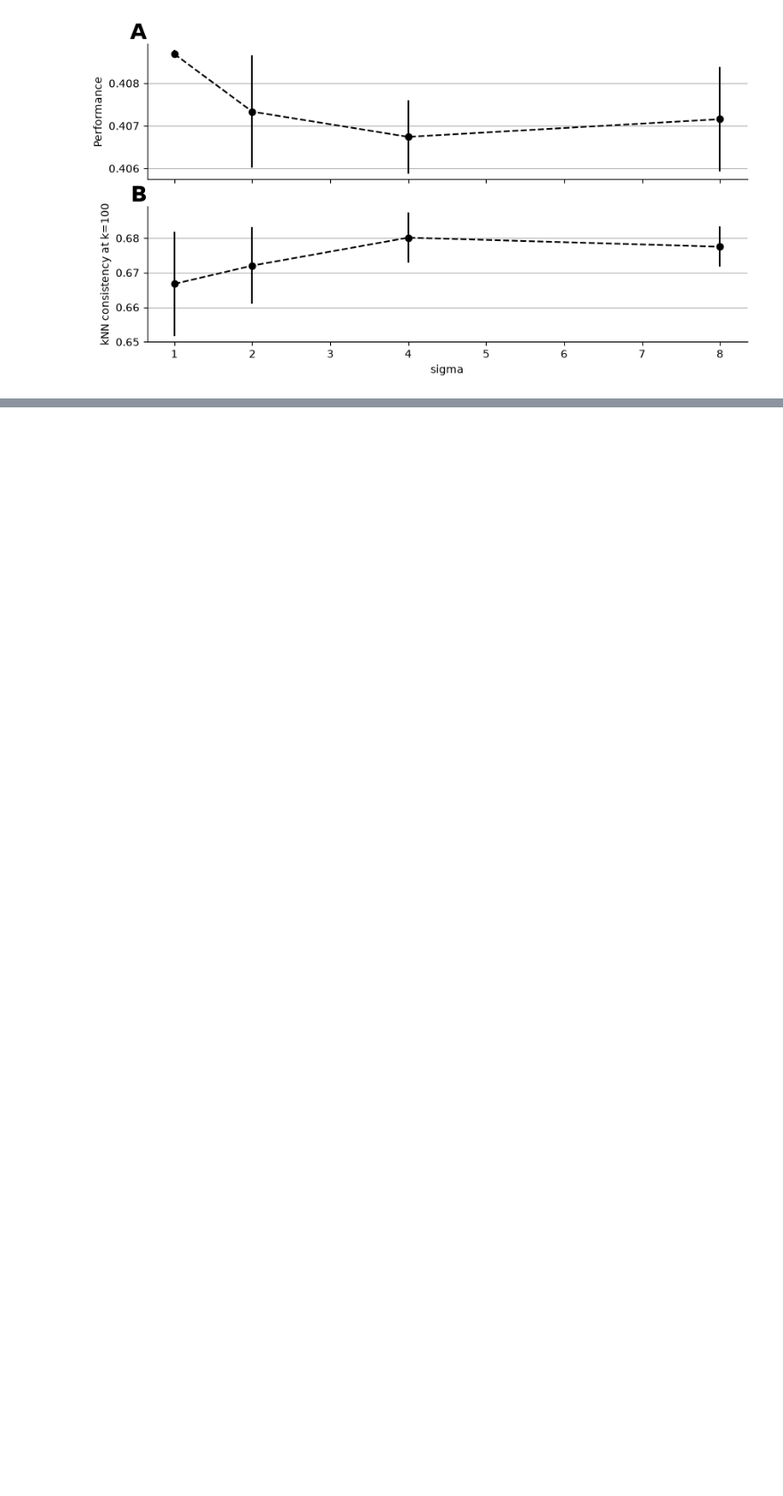
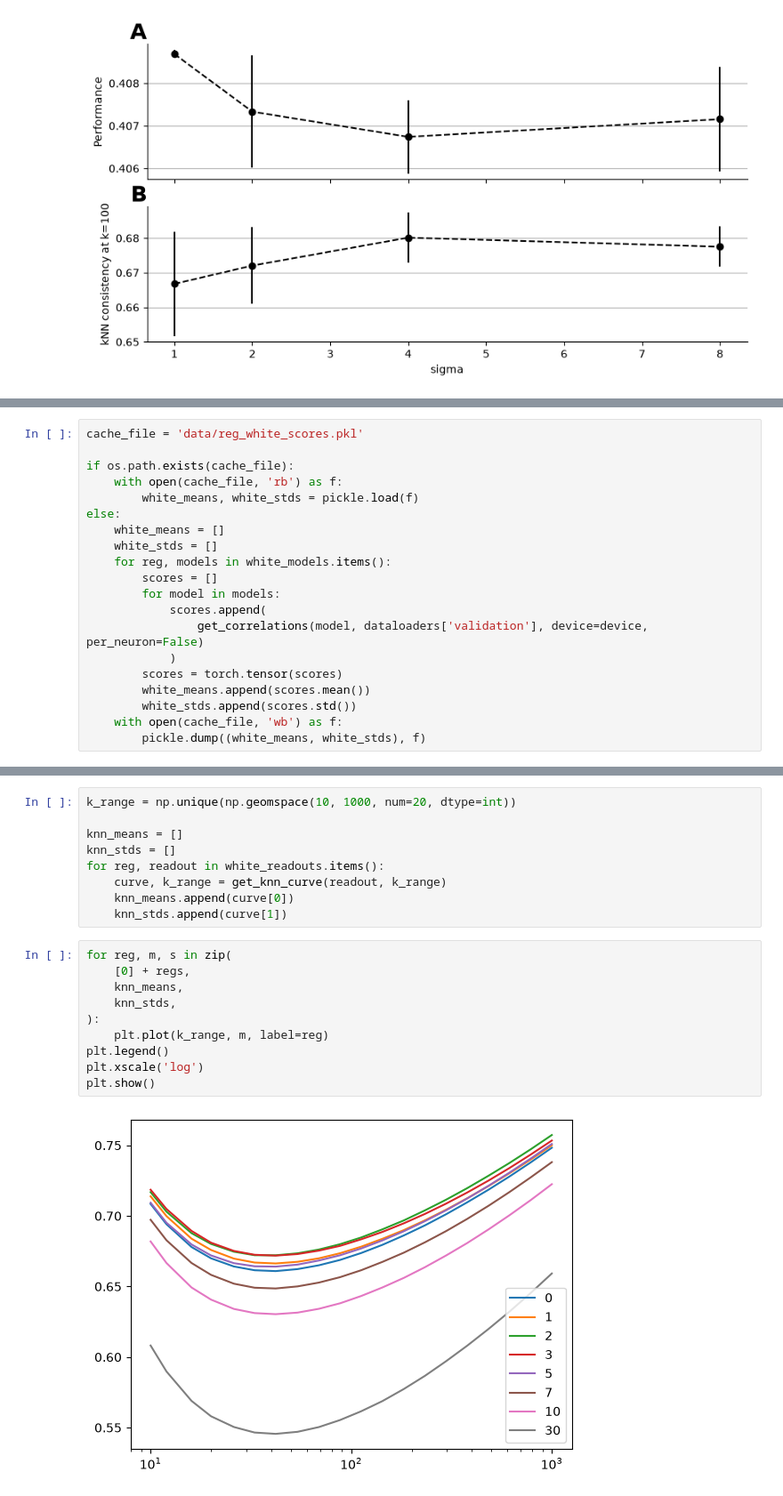
Before and after one commit to NathanSoeding/sensorium, a Jupyter notebook: analysis/paper_plots.ipynb, the cells around one changed output, grey strips where cells are left out. Shown at 89% size. Saved outputs shown, nothing was run; the diff lists cells and outputs as text; blank space fills up the shorter version.

```diff
--- a/analysis/paper_plots.ipynb
+++ b/analysis/paper_plots.ipynb
@@ -1254,0 +1438,20 @@ plt.show()
+# %%
+cache_file = 'data/reg_white_scores.pkl'
+
+if os.path.exists(cache_file):
+    with open(cache_file, 'rb') as f:
+        white_means, white_stds = pickle.load(f)
+else:
+    white_means = []
+    white_stds = []
+    for reg, models in white_models.items():
+        scores = []
+        for model in models:
+            scores.append(
+                get_correlations(model, dataloaders['validation'], device=device, per_neuron=False)
+            )
+        scores = torch.tensor(scores)
+        white_means.append(scores.mean())
+        white_stds.append(scores.std())
+    with open(cache_file, 'wb') as f:
+        pickle.dump((white_means, white_stds), f)
@@ -1254,0 +1550,21 @@ plt.show()
+# %%
+k_range = np.unique(np.geomspace(10, 1000, num=20, dtype=int))
+
+knn_means = []
+knn_stds = []
+for reg, readout in white_readouts.items():
+    curve, k_range = get_knn_curve(readout, k_range)
+    knn_means.append(curve[0])
+    knn_stds.append(curve[1])
+# %%
+for reg, m, s in zip(
+    [0] + regs,
+    knn_means,
+    knn_stds,
+):
+    plt.plot(k_range, m, label=reg)
+plt.legend()
+plt.xscale('log')
+plt.show()
+# %% [output]
+[figure, added]
```
Also changed, not shown: parts of 45 cells of this notebook, 1 other file.
